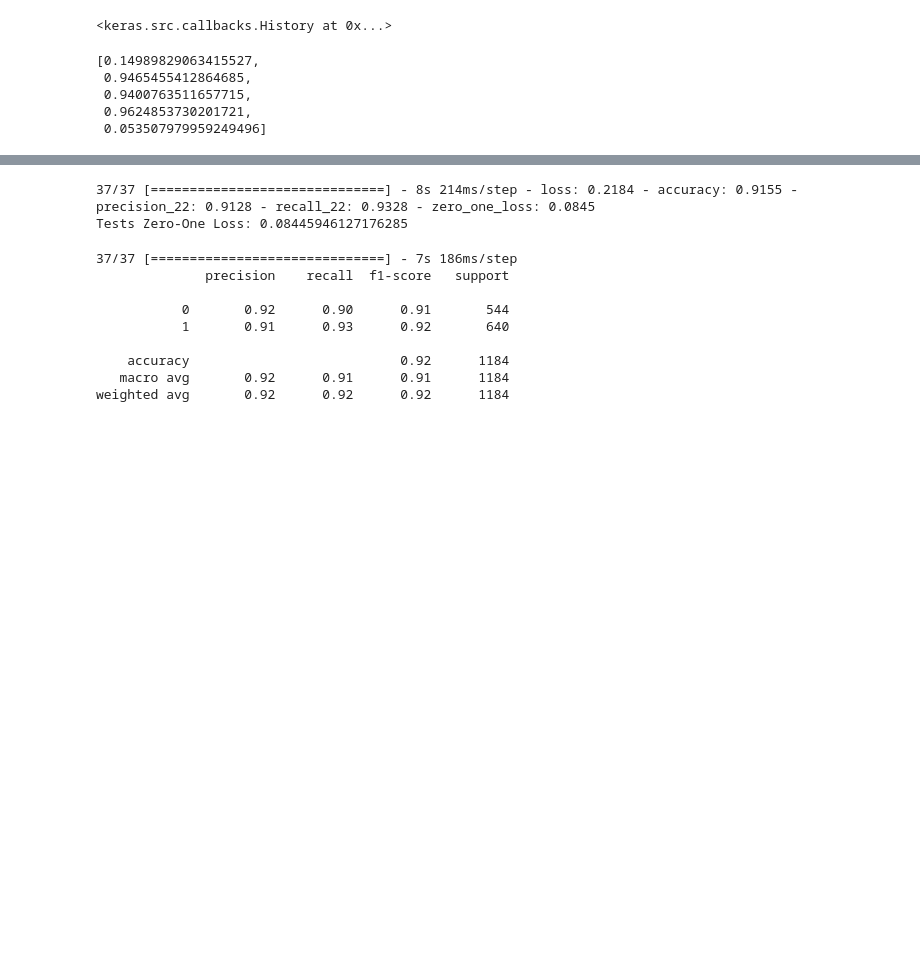
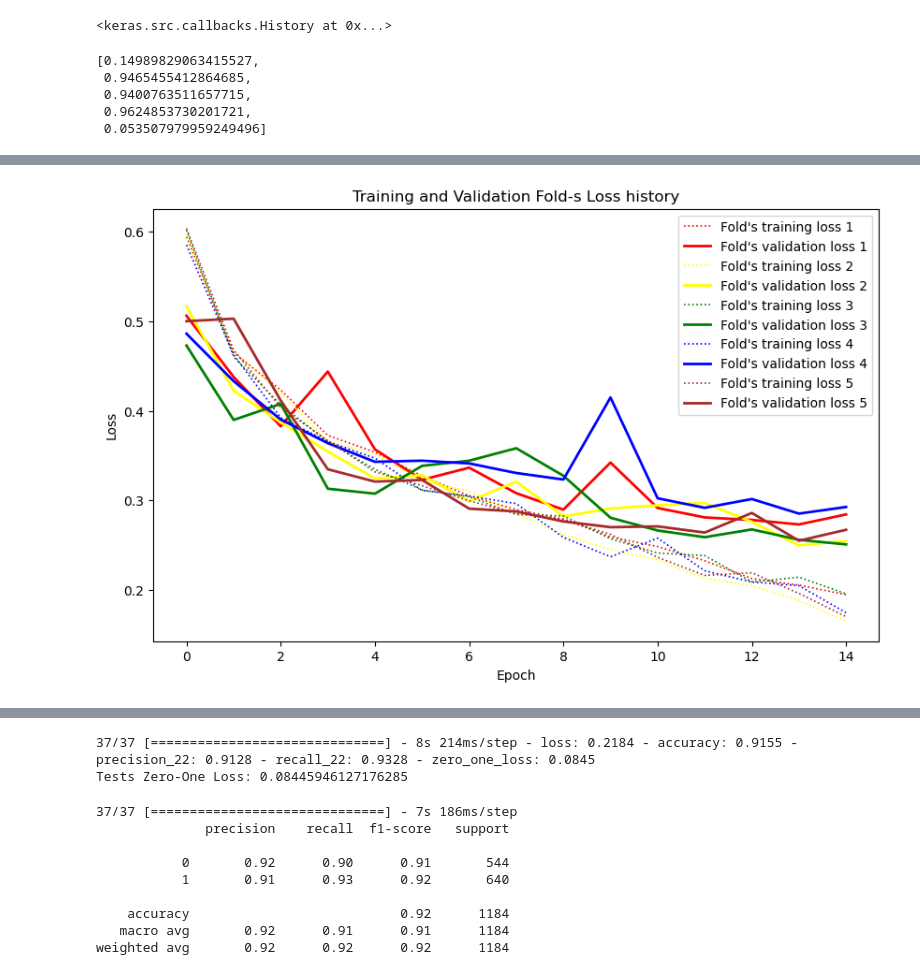
Before and after one commit to dariashcherbakovaaa/ML_muffins-VS-chihua, a Jupyter notebook: CNN_DSE_DariaShcherbakova.ipynb, the cells around one changed output, grey strips where cells are left out. Drawn from its saved outputs; the diff is of its cells as text; code cells hidden in the pictures; blank space fills up the shorter version.

```diff
--- a/CNN_DSE_DariaShcherbakova.ipynb
+++ b/CNN_DSE_DariaShcherbakova.ipynb
@@ -1385,0 +1514,20 @@ best_model.evaluate(X_train, y_train, verbose=0)
+# %%
+kfold = StratifiedKFold(n_splits=5, shuffle=True)
+histories = []
+
+for fold, (train_indices, val_indices) in enumerate(kfold.split(X_train, y_train)):
+    print(f"Training on Fold {fold+1}...")
+    X_train_fold = X_train[train_indices]
+    y_train_fold = y_train[train_indices]
+    X_val_fold = X_train[val_indices]
+    y_val_fold = y_train[val_indices]
+
+
+    model = create_model(best_model)
+    model.compile(optimizer=tf.keras.optimizers.Adam(learning_rate=0.0001),
+                  loss='binary_crossentropy',
+                  metrics=['accuracy', tf.keras.metrics.Precision(), tf.keras.metrics.Recall(), zero_one_loss])
+
+    history = model.fit(X_train_fold, y_train_fold, epochs=15, batch_size=32, verbose=1,
+                        validation_data= (X_val_fold, y_val_fold))
+    histories.append(history)
@@ -1385,0 +1552,20 @@ best_model.evaluate(X_train, y_train, verbose=0)
+# %%
+train_accuracies = []
+validation_accuracies = []
+colors = ['red', 'yellow', 'green', 'blue', 'brown']
+i = 1
+plt.figure(figsize=(10, 6))
+
+for (history, color) in zip(histories, colors):
+    plt.plot(history.history["loss"], label="Fold's training loss " + str(i) , linestyle=':', linewidth=1.2,color=color)
+    plt.plot(history.history["val_loss"], label="Fold's validation loss " + str(i) , linestyle='-', linewidth=2,color=color)
+    i += 1
+
+plt.xlabel('Epoch')
+plt.ylabel('Loss')
+plt.title('Training and Validation Fold-s Loss history')
+plt.legend()
+plt.grid(False)
+plt.show()
+# %% [output]
+[figure, added]
```
Also changed, not shown: parts of 12 cells of this notebook.
